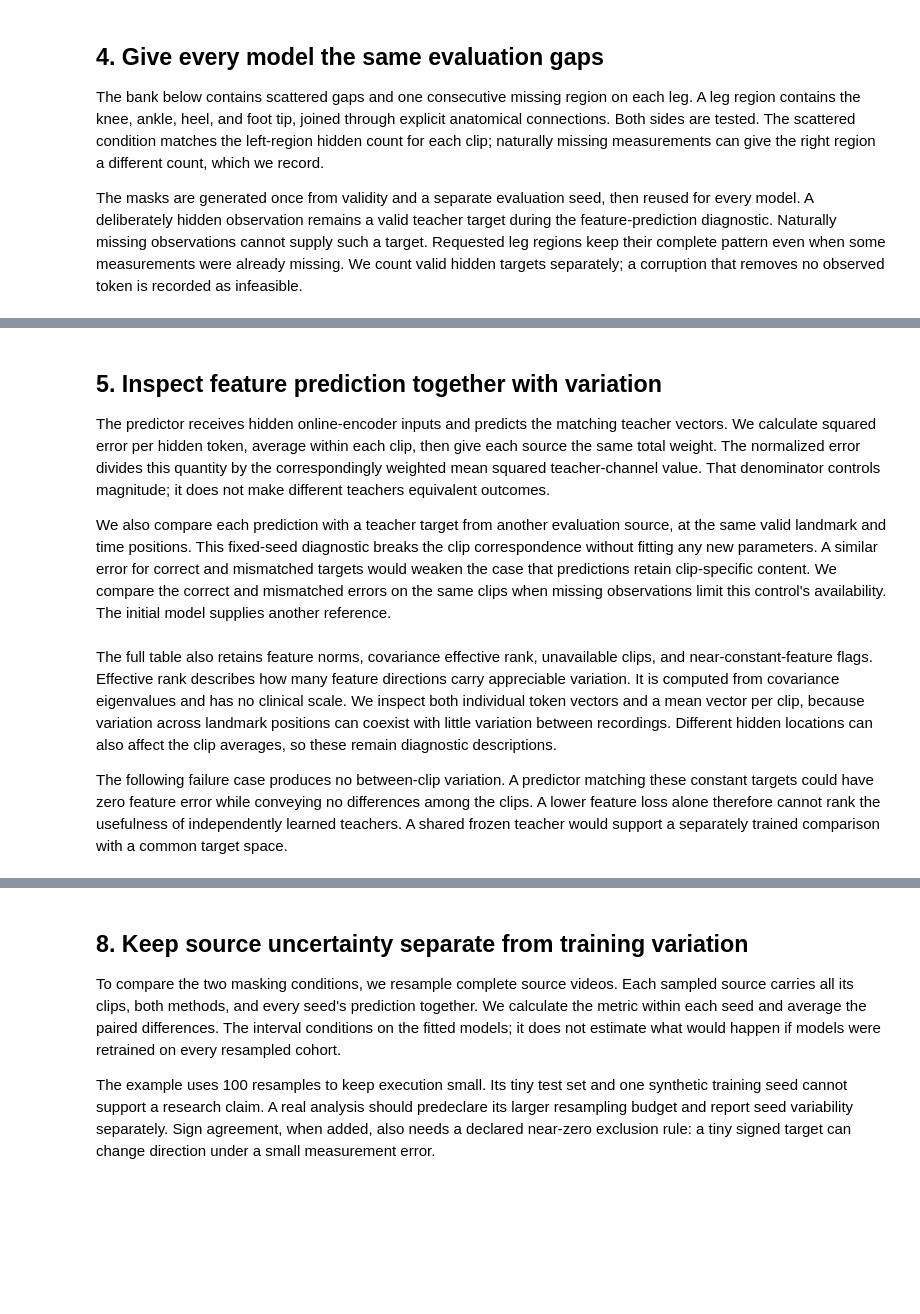
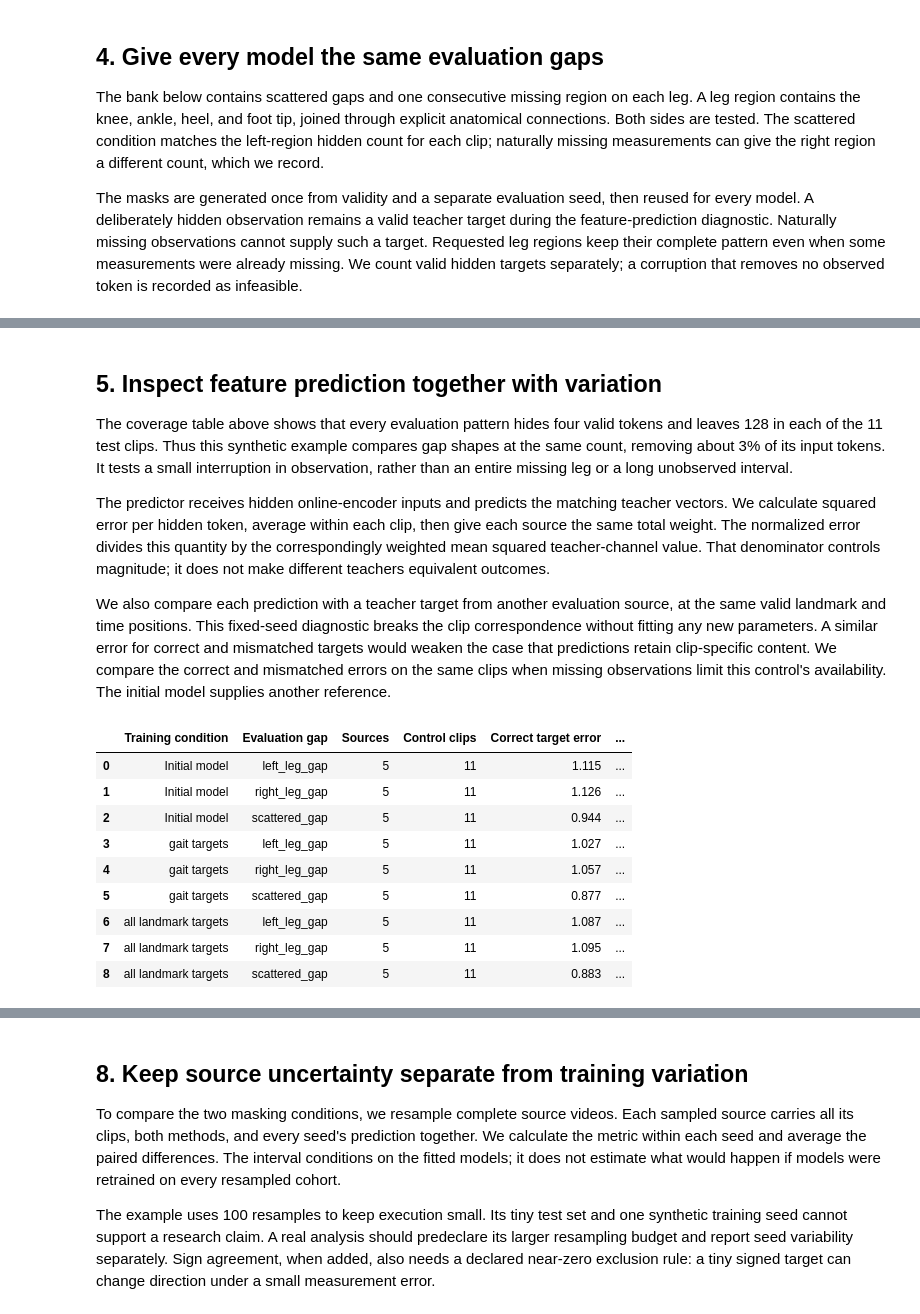
Before and after one commit to brilliantbeaver/alexpose, a Jupyter notebook: experiments/sjepa/gavd5-drift/neurips-laterality/13_masking_encoder_and_predictor_evaluation.ipynb, the cells around one changed output, grey strips where cells are left out. Cells and saved outputs as stored; diff of their text form; code cells hidden in the pictures; blank space fills up the shorter version.

```diff
--- a/experiments/sjepa/gavd5-drift/neurips-laterality/13_masking_encoder_and_predictor_evaluation.ipynb
+++ b/experiments/sjepa/gavd5-drift/neurips-laterality/13_masking_encoder_and_predictor_evaluation.ipynb
@@ -210,5 +281,11 @@ display(pd.DataFrame(coverage_rows).groupby("Gap", as_index=False).agg(
 # %% [markdown]
 ## 5. Inspect feature prediction together with variation
+
+The coverage table above shows that every evaluation pattern hides four
+valid tokens and leaves 128 in each of the 11 test clips. Thus this
+synthetic example compares gap shapes at the same count, removing about
+3% of its input tokens. It tests a small interruption in observation,
+rather than an entire missing leg or a long unobserved interval.
 
 The predictor receives hidden online-encoder inputs and predicts the
 matching teacher vectors. We calculate squared error per hidden token,
@@ -244,16 +305,35 @@ display(feature_results[[
-# %% [markdown]
-The full table also retains feature norms, covariance effective rank,
-unavailable clips, and near-constant-feature flags. Effective rank
-describes how many feature directions carry appreciable variation.
-It is computed from covariance eigenvalues and has no clinical scale.
-We inspect both individual token vectors and a mean vector per clip,
-because variation across landmark positions can coexist with little
-variation between recordings. Different hidden locations can also
-affect the clip averages, so these remain diagnostic descriptions.
-
-The following failure case produces no between-clip variation. A
-predictor matching these constant targets could have zero feature
-error while conveying no differences among the clips. A lower feature
-loss alone therefore cannot rank the usefulness of independently
-learned teachers. A shared frozen teacher would support a separately
-trained comparison with a common target space.
+# %%
+diagnostic_models = [("Initial model", first_run["initial_model"])] + [
+    (name.replace("_", " "), run["model"])
+    for name, run in comparison["runs"].items()
+]
+with tutorial_progress.unit(
+    4, "Run predictor diagnostics", total_steps=len(diagnostic_models),
+) as progress:
+    diagnostic_tables = []
+    for model_index, (name, model) in enumerate(diagnostic_models, start=1):
+        diagnostic_tables.append(predictor_diagnostics(
+            model, dataset, evaluation_masks, condition=name,
+        ))
+        progress.update_unit(completed_steps=model_index, detail=f"Evaluated {name}")
+    feature_results = pd.concat(diagnostic_tables, ignore_index=True)
+    diagnostic_labels = {
+        "condition": "Training condition", "evaluation_mask": "Evaluation gap",
+        "evaluated_sources": "Sources", "mismatch_control_clips": "Control clips",
+        "matched_target_mse_on_control_clips": "Correct target error",
+        "mismatched_target_mse": "Mismatched target error",
+        "target_clip_mean_channel_sd": "Teacher feature spread",
+        "prediction_clip_mean_channel_sd": "Predicted feature spread",
+    }
+    display(feature_results[list(diagnostic_labels)].rename(columns=diagnostic_labels).round(3))
+# %% [output]
+|  | Training condition | Evaluation gap | Sources | Control clips | Correct target error | ... |
+| 0 | Initial model | left_leg_gap | 5 | 11 | 1.115 | ... |
+| 1 | Initial model | right_leg_gap | 5 | 11 | 1.126 | ... |
+| 2 | Initial model | scattered_gap | 5 | 11 | 0.944 | ... |
+| 3 | gait targets | left_leg_gap | 5 | 11 | 1.027 | ... |
+| 4 | gait targets | right_leg_gap | 5 | 11 | 1.057 | ... |
+| 5 | gait targets | scattered_gap | 5 | 11 | 0.877 | ... |
+| 6 | all landmark targets | left_leg_gap | 5 | 11 | 1.087 | ... |
+| 7 | all landmark targets | right_leg_gap | 5 | 11 | 1.095 | ... |
+| 8 | all landmark targets | scattered_gap | 5 | 11 | 0.883 | ... |
```
Also changed, not shown: parts of 21 cells of this notebook, 31 other files.
